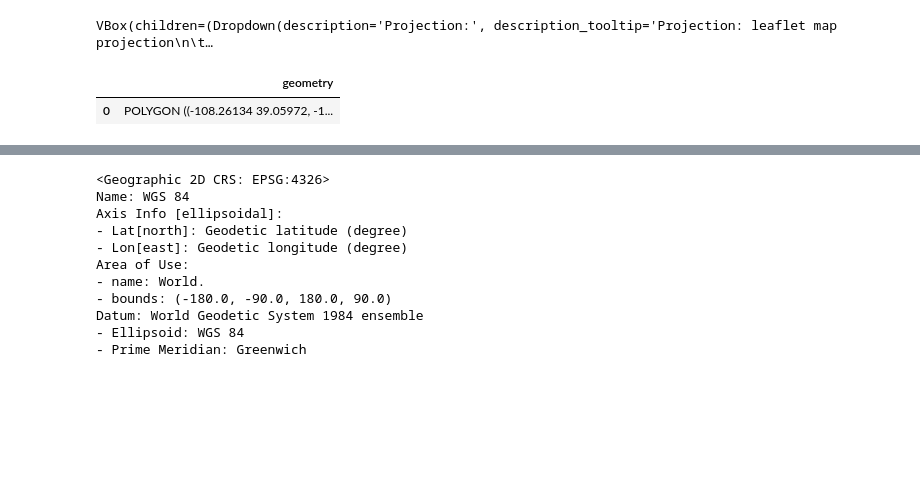
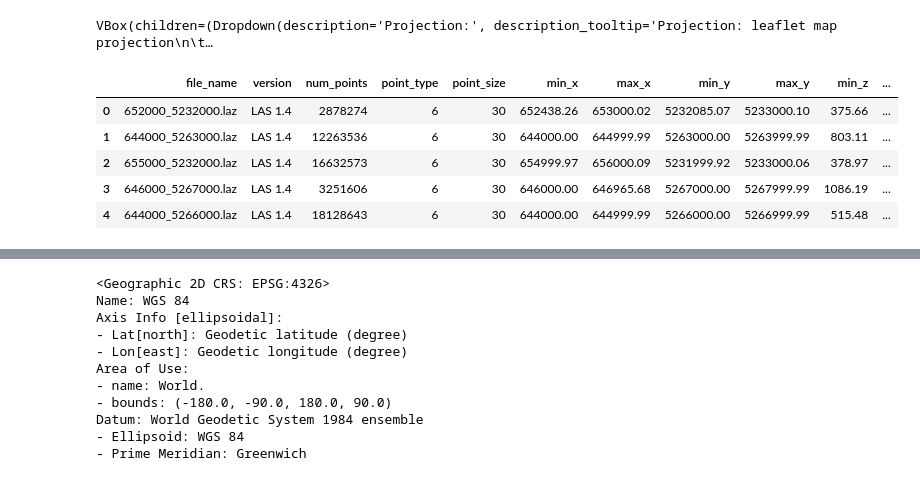
Before and after one commit to bessoh2/icesat2_sr, a Jupyter notebook: notebooks/Data_Acess_SR-ATL06.ipynb, the cells around one changed output, grey strips where cells are left out. Saved outputs shown, nothing was run; the diff lists cells and outputs as text; code cells hidden in the pictures; blank space fills up the shorter version.

Commit message:
played around with data access notebook during hackweek

```diff
--- a/notebooks/Data_Acess_SR-ATL06.ipynb
+++ b/notebooks/Data_Acess_SR-ATL06.ipynb
@@ -73,6 +75,10 @@ VBox(children=(Dropdown(description='Projection:', description_tooltip='Projecti
 # %%
-polygon_gdf = gpd.read_file('../data/gm_west2.geojson', crs='epsg:4326')
+polygon_gdf = gpd.read_file('../../data/WA21_Lumbrazo_TileIndex/WA21_Lumbrazo_TileIndex.shp', crs='EPSG: 6339')
 polygon_gdf.head()
 # %% [output]
-|  | geometry |
-| 0 | POLYGON ((-108.26134 39.05972, -1... |
+|  | file_name | version | num_points | point_type | point_size | min_x | max_x | min_y | max_y | min_z | ... |
+| 0 | 652000_5232000.laz | LAS 1.4 | 2878274 | 6 | 30 | 652438.26 | 653000.02 | 5232085.07 | 5233000.10 | 375.66 | ... |
+| 1 | 644000_5263000.laz | LAS 1.4 | 12263536 | 6 | 30 | 644000.00 | 644999.99 | 5263000.00 | 5263999.99 | 803.11 | ... |
+| 2 | 655000_5232000.laz | LAS 1.4 | 16632573 | 6 | 30 | 654999.97 | 656000.09 | 5231999.92 | 5233000.06 | 378.97 | ... |
+| 3 | 646000_5267000.laz | LAS 1.4 | 3251606 | 6 | 30 | 646000.00 | 646965.68 | 5267000.00 | 5267999.99 | 1086.19 | ... |
+| 4 | 644000_5266000.laz | LAS 1.4 | 18128643 | 6 | 30 | 644000.00 | 644999.99 | 5266000.00 | 5266999.99 | 515.48 | ... |
```
Also changed, not shown: parts of 5 cells of this notebook.
